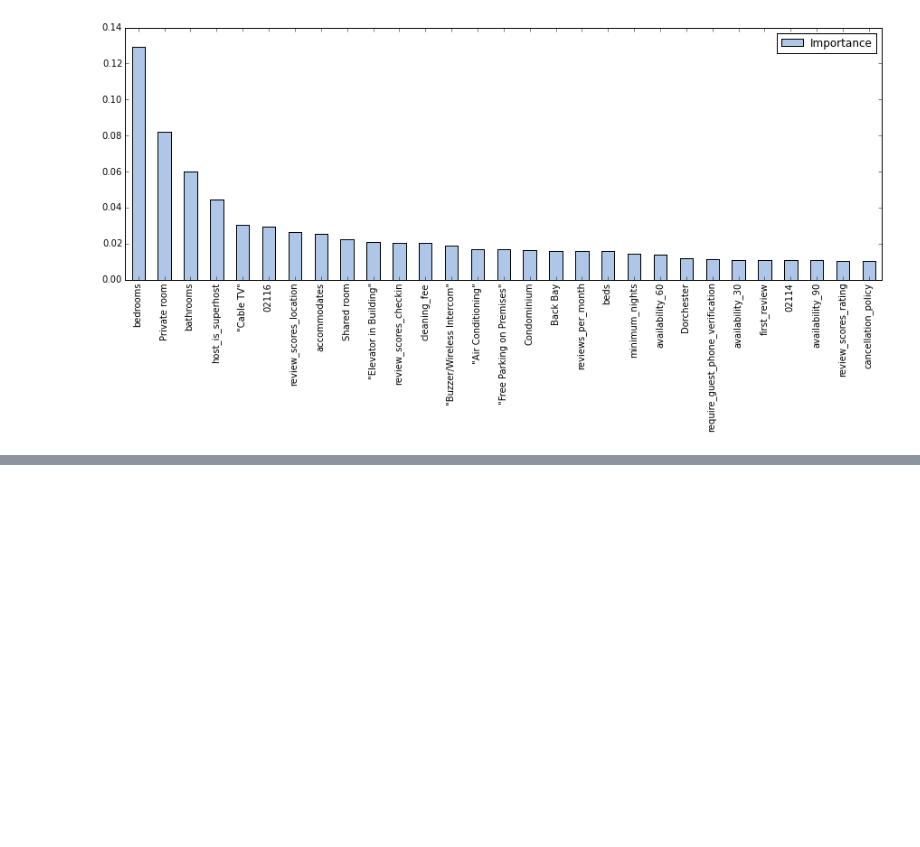
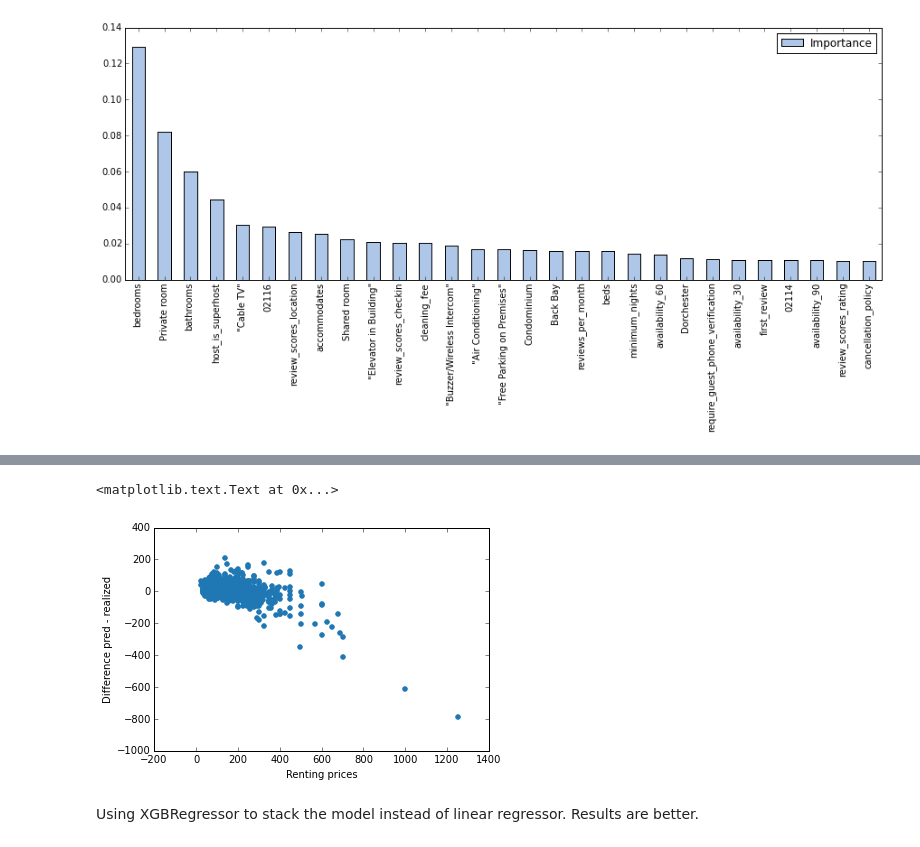
Before and after one commit to Isiaru/Capstone-Airbnb-Boston, a Jupyter notebook: Airbnb-Boston.ipynb, the cells around one changed output, grey strips where cells are left out. Cells and saved outputs as stored; diff of their text form; code cells hidden in the pictures; blank space fills up the shorter version.

Commit message:
Added Stacking

```diff
--- a/Airbnb-Boston.ipynb
+++ b/Airbnb-Boston.ipynb
@@ -943,0 +1052,26 @@ imp[imp.Importance>0.01].sort_values(by='Importance',ascending=False).plot(kind=
+# %%
+model = RandomForestRegressor()
+
+listings_df = pd.read_csv('listings.csv')
+listings_df = cleaning(listings_df)
+parameters = {'n_estimators':[500,1000],
+             'max_depth':[2,4,6],
+             'min_samples_split':[2,3,5]}
+
+review_list = ['review_scores_rating','review_scores_accuracy','review_scores_cleanliness','review_scores_checkin',
+ 'review_scores_communication',
+ 'review_scores_location',
+ 'review_scores_value']
+
+for c in listings_df.columns:
+    if listings_df[c].skew()>=0.75:
+        listings_df[c] = listings_df[c].apply(lambda x: np.log(x+1))
+
+for c in review_list:
+    listings_df[c] = listings_df[c].fillna(listings_df[c].mode()[0])
+    #fill the non value because no review yest to the most common values to assume the new flats are in the norm
+
+listings_df = listings_df.dropna()
+
+model, X_train, X_test, y_train, y_test, y_train_pred, y_pred = fit_pred(model,listings_df,parameters,False)
+print(model.best_params_)
@@ -943,0 +1091,9 @@ imp[imp.Importance>0.01].sort_values(by='Importance',ascending=False).plot(kind=
+# %%
+validation_metrics(y_train, y_train_pred, y_test,y_pred)
+print(model.best_params_)
+print()
+y_train = [np.exp(x)-1 for x in y_train]
+y_train_pred = [np.exp(x)-1 for x in y_train_pred]
+y_test = [np.exp(x)-1 for x in y_test]
+y_pred = [np.exp(x)-1 for x in y_pred]
+validation_metrics(y_train, y_train_pred, y_test,y_pred)
@@ -943,0 +1213,14 @@ imp[imp.Importance>0.01].sort_values(by='Importance',ascending=False).plot(kind=
+# %%
+result = pd.DataFrame()
+result['pred'] = y_pred.reshape(y_pred.shape[0],).tolist()
+result['test'] = y_test.tolist()
+result['diff'] = (result.pred - result.test)#.abs()
+result.sort_values(by='diff',ascending=False)
+plt.scatter(x=result.test.tolist(),y=result['diff'].tolist(),color=tableau20[0])
+plt.xlabel('Renting prices')
+plt.ylabel('Difference pred - realized')
+# %% [output]
+<matplotlib.text.Text at 0x...>
+[figure, added]
+# %% [markdown]
+Using XGBRegressor to stack the model instead of linear regressor. Results are better.
```
Also changed, not shown: parts of 19 cells of this notebook.
